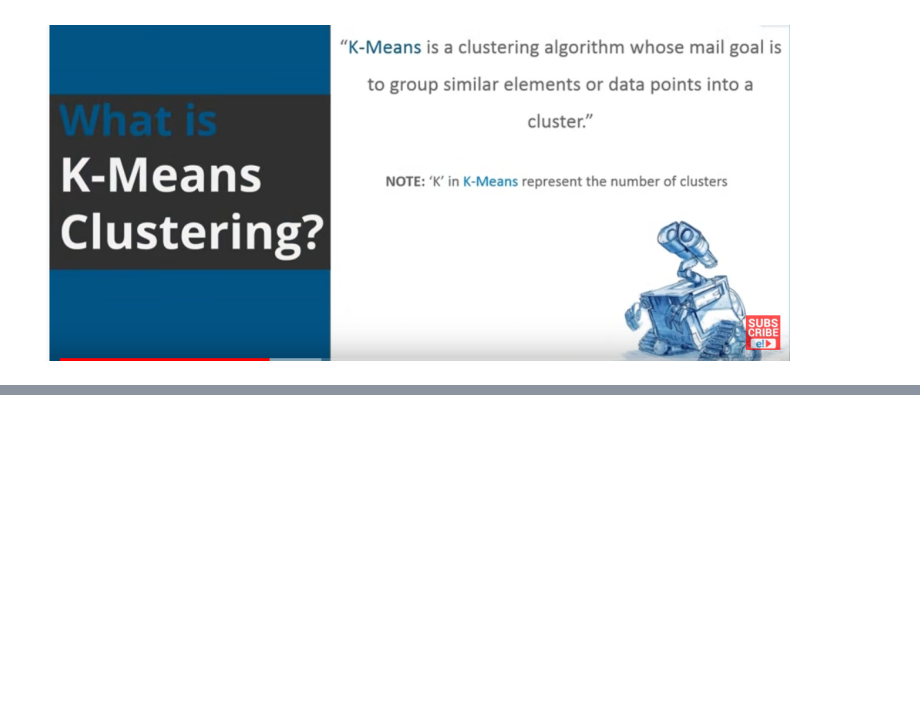
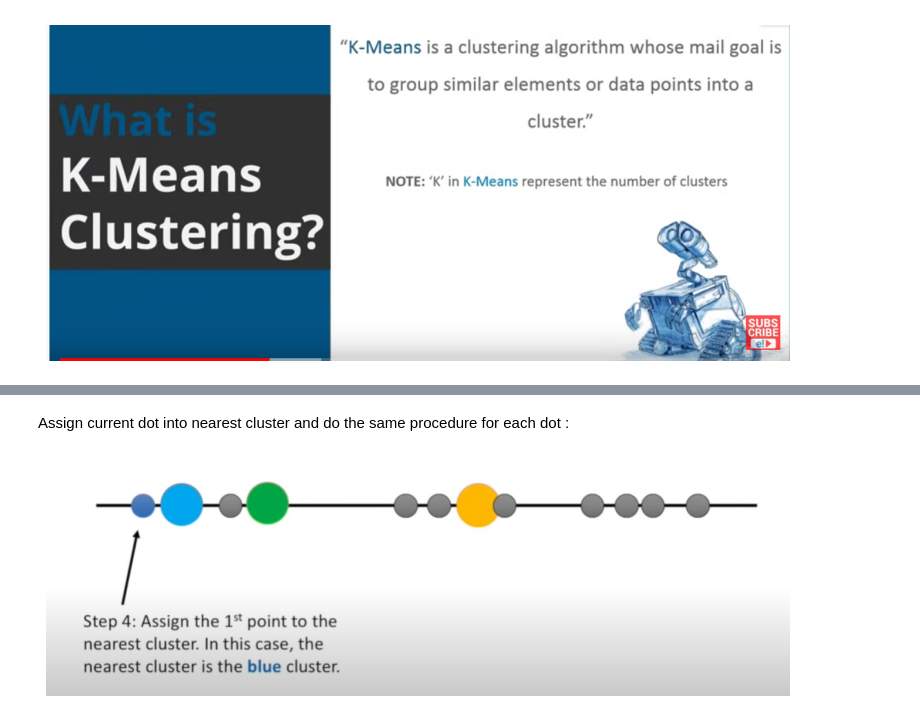
Before and after one commit to Precioux/Machine-Learning-Course, a Jupyter notebook: Algorithms tutorial/Unsupervied Learning/K-means/K-means.ipynb, the cells around one changed output, grey strips where cells are left out. Cells and saved outputs as stored; diff of their text form; code cells hidden in the pictures; blank space fills up the shorter version.

```diff
--- a/Algorithms tutorial/Unsupervied Learning/K-means/K-means.ipynb
+++ b/Algorithms tutorial/Unsupervied Learning/K-means/K-means.ipynb
@@ -116,0 +148,10 @@ plt.show()
+# %% [markdown]
+Assign current dot into nearest cluster and do the same procedure for each dot  :
+# %%
+plt.figure(figsize=(12, 10), dpi=80)
+image = img.imread('4.png')
+plt.axis('off')
+plt.imshow(image)
+plt.show()
+# %% [output]
+[figure, added]
```
Also changed, not shown: parts of 22 cells of this notebook, 13 other files.
